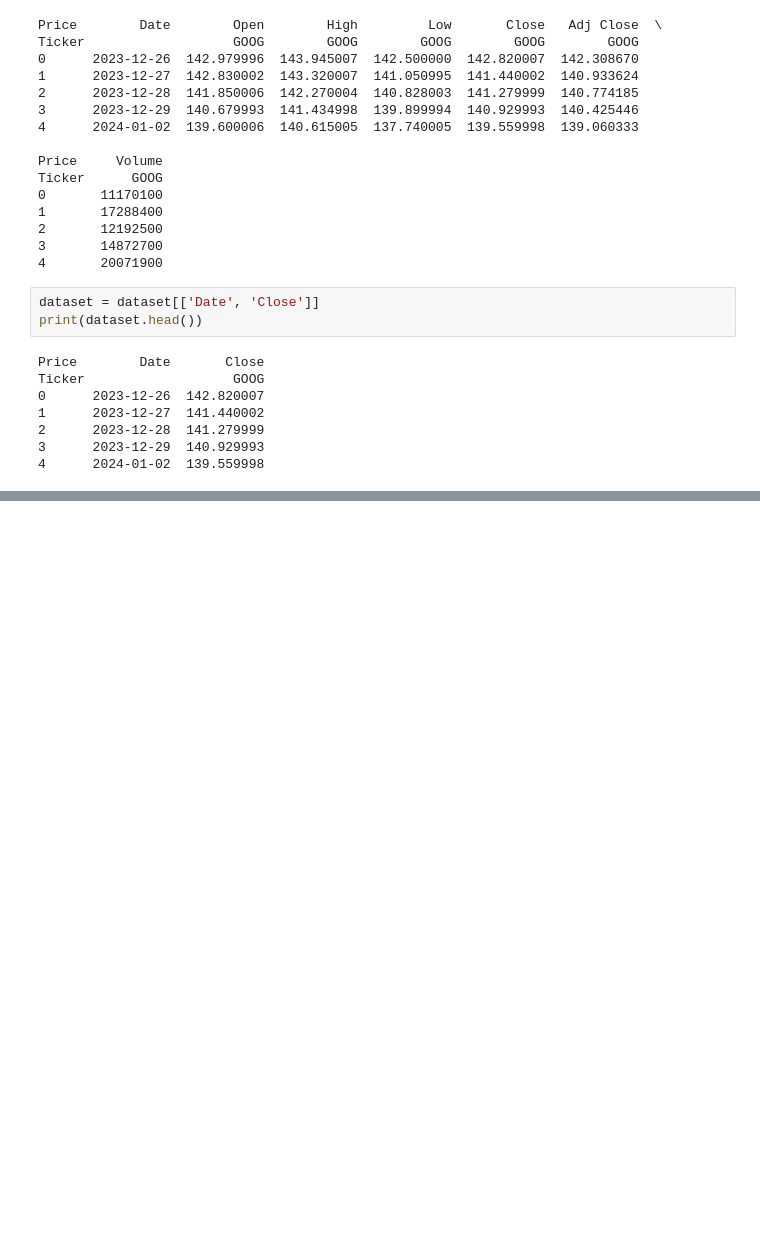
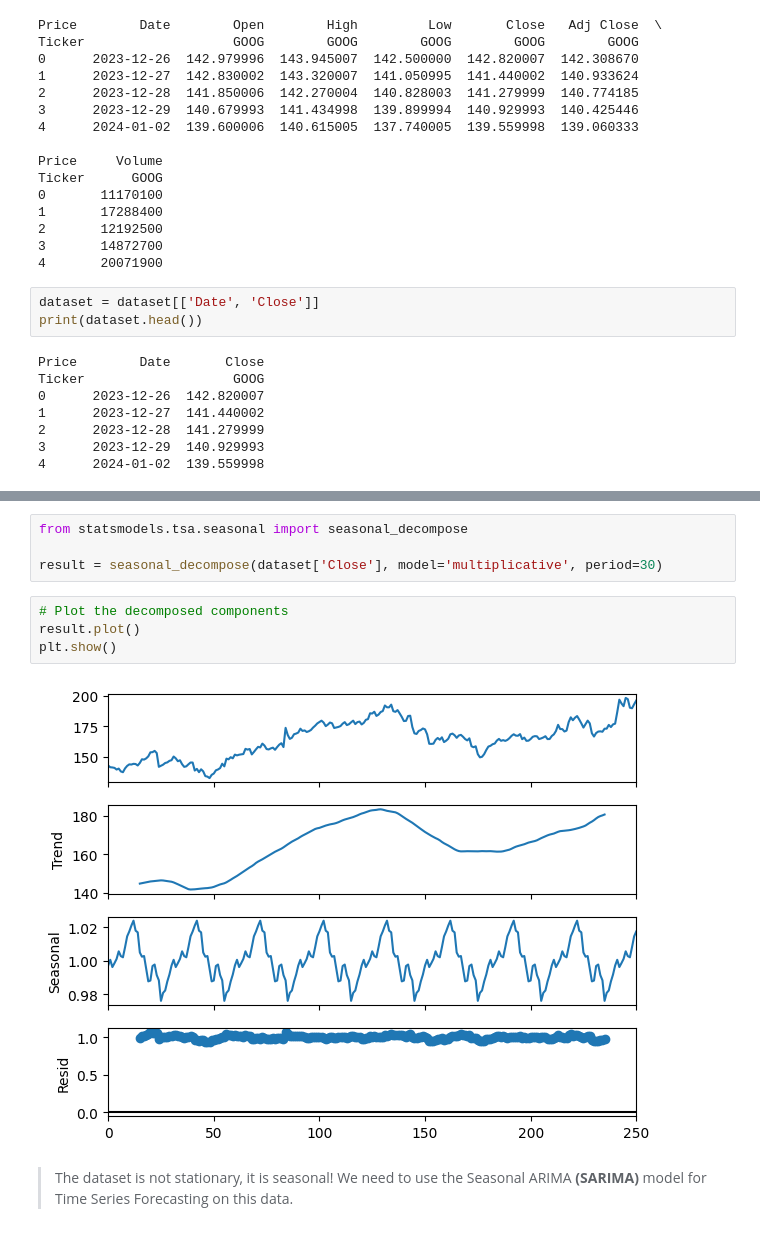
Before and after one commit to Darknight47/Time-Series-Analyasis, a Jupyter notebook: stock_price_arima.ipynb, the cells around one changed output, grey strips where cells are left out. Drawn from its saved outputs; the diff is of its cells as text; blank space fills up the shorter version.

Commit message:
decomposed components

```diff
--- a/stock_price_arima.ipynb
+++ b/stock_price_arima.ipynb
@@ -72,0 +87,12 @@ Ticker                   GOOG
+# %%
+from statsmodels.tsa.seasonal import seasonal_decompose
+
+result = seasonal_decompose(dataset['Close'], model='multiplicative', period=30)
+# %%
+# Plot the decomposed components
+result.plot()
+plt.show()
+# %% [output]
+[figure, added]
+# %% [markdown]
+> The dataset is not stationary, it is seasonal! We need to use the Seasonal ARIMA **(SARIMA)** model for Time Series Forecasting on this data.
```
Also changed, not shown: parts of 3 cells of this notebook.
